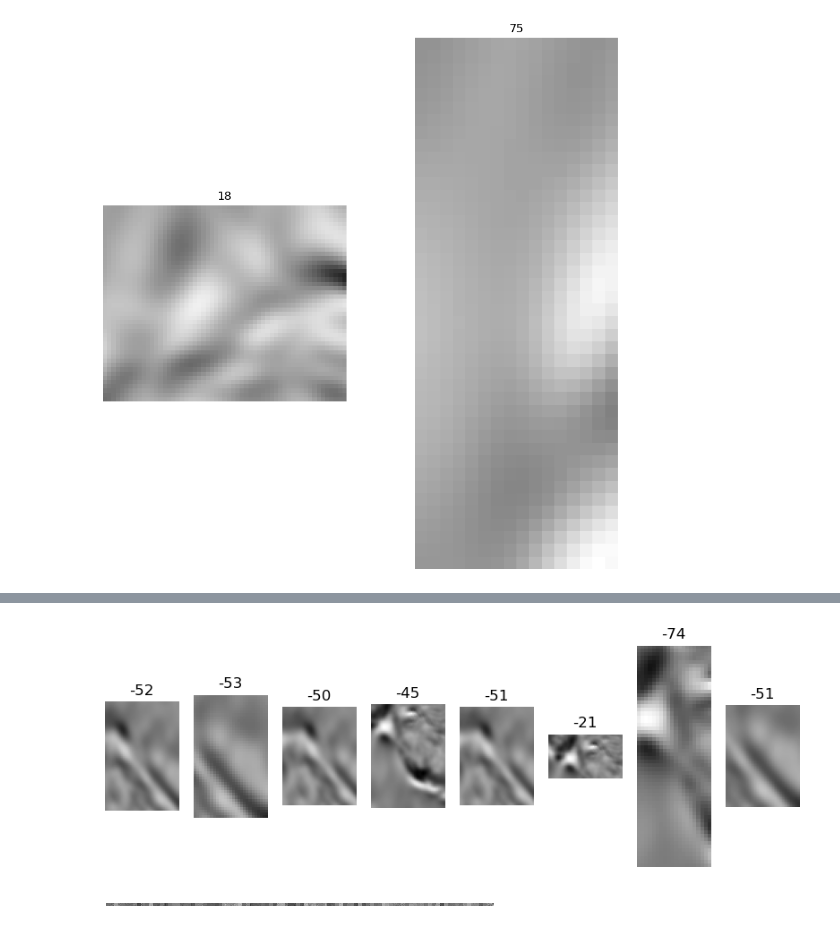
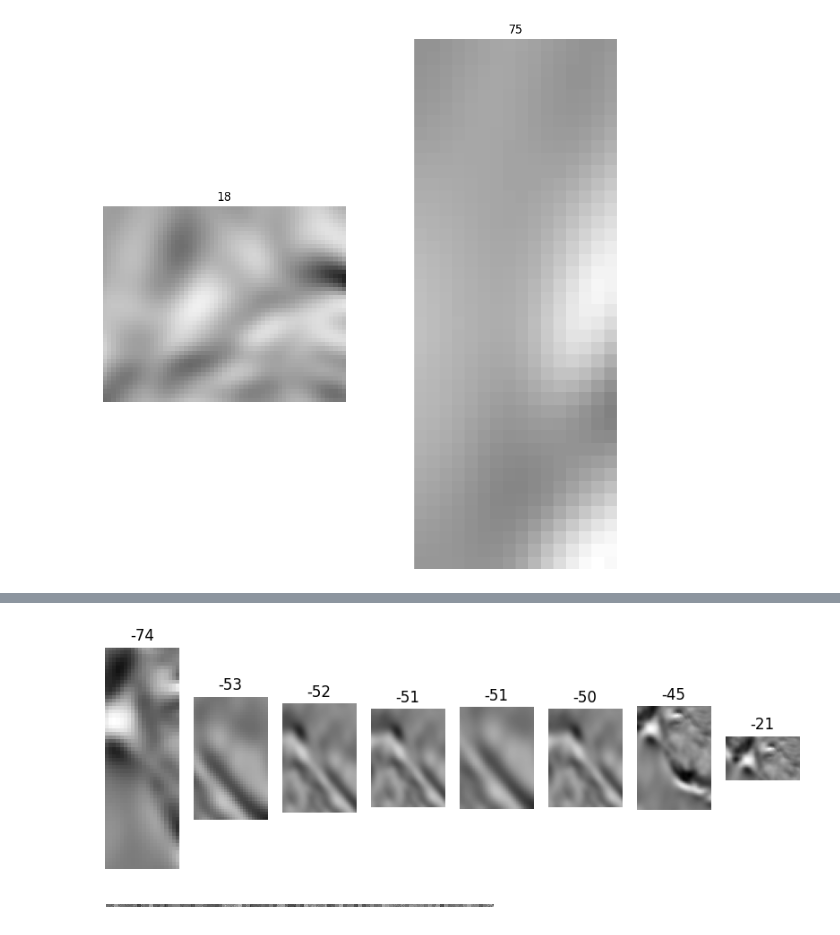
Before and after one commit to lucterres/textureSSD, a Jupyter notebook: angles.ipynb, the cells around one changed output, grey strips where cells are left out. Cells and saved outputs as stored; diff of their text form; code cells hidden in the pictures.

```diff
--- a/angles.ipynb
+++ b/angles.ipynb
@@ -44,14 +44,14 @@ pm.dispArrayImages(patches)
 # %%
 sample_path="tgs_salt/0a1742c740.png"
 mask_path  ="tgs_salt/0a1742c740Mask.png"
 
 original = cv2.imread(sample_path)
-patches, linesP = pm.probHough(original, original, tresh = 20, minPoints=20, maxGap=10, sort=False)
+patches, linesP = pm.probHough(original, original, tresh = 20, minPoints=20, maxGap=10, sort=True)
 pm.show3Images(original,mask,linesP )
 pm.dispArrayImages(patches)
 # %% [output]
 [figure]
-[figure, old version]
+[figure, new version]
 # %%
 #Desktop I3
 TRAIN_CSV = r'D:\_0Luciano\_0PHD\datasets\tgs-salt\train1090.csv'
```
Also changed, not shown: parts of 5 cells of this notebook, 2 other files.
